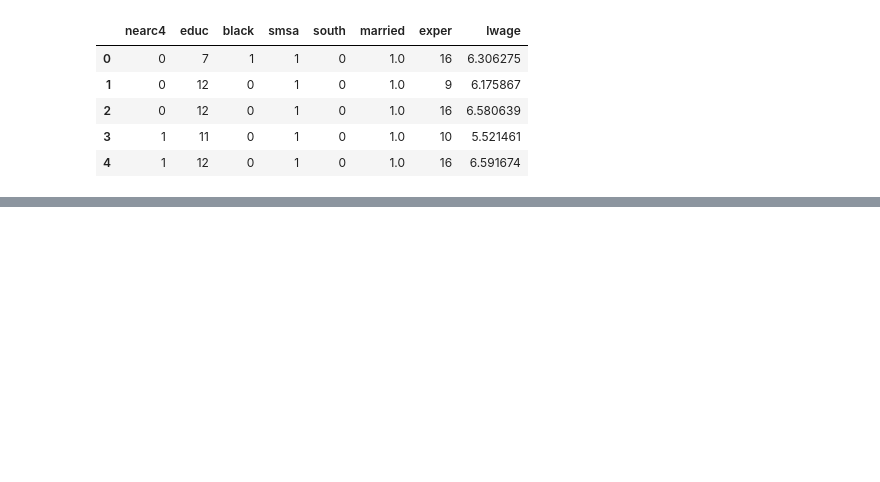
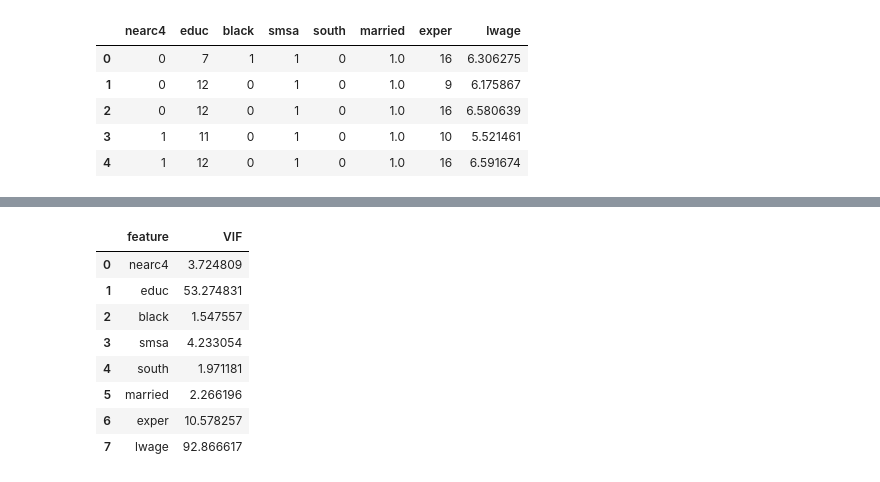
Before and after one commit to Mlad-en/causal_data, a Jupyter notebook: EDA.ipynb, the cells around one changed output, grey strips where cells are left out. Cells and saved outputs as stored; diff of their text form; code cells hidden in the pictures; blank space fills up the shorter version.

```diff
--- a/EDA.ipynb
+++ b/EDA.ipynb
@@ -23,0 +113,17 @@ close_college
+# %%
+vif_data = pd.DataFrame()
+vif_data["feature"] = close_college.columns
+# %%
+vif_data["VIF"] = [variance_inflation_factor(close_college.values, i) for i in range(len(close_college.columns))]
+# %%
+vif_data
+# %% [output]
+|  | feature | VIF |
+| 0 | nearc4 | 3.724809 |
+| 1 | educ | 53.274831 |
+| 2 | black | 1.547557 |
+| 3 | smsa | 4.233054 |
+| 4 | south | 1.971181 |
+| 5 | married | 2.266196 |
+| 6 | exper | 10.578257 |
+| 7 | lwage | 92.866617 |
```
Also changed, not shown: parts of 15 cells of this notebook, 2 other files.
